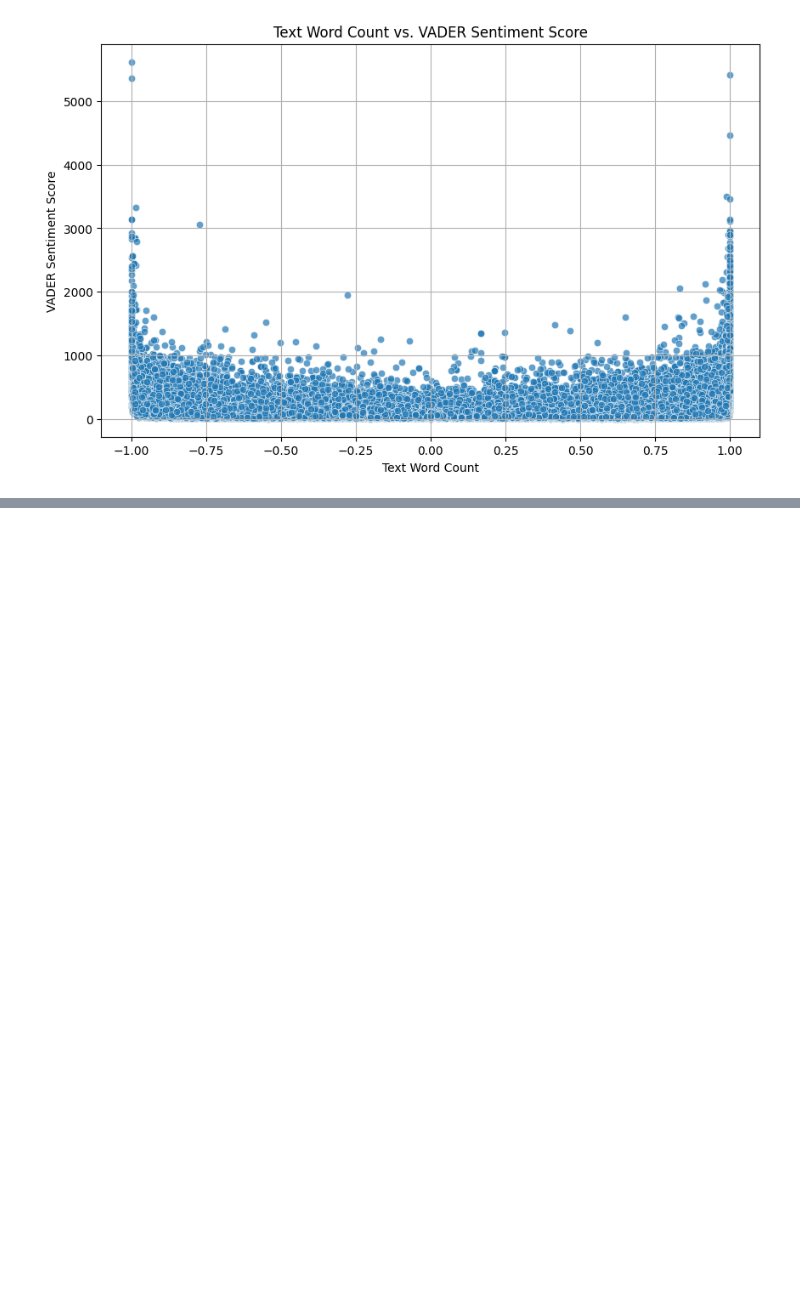
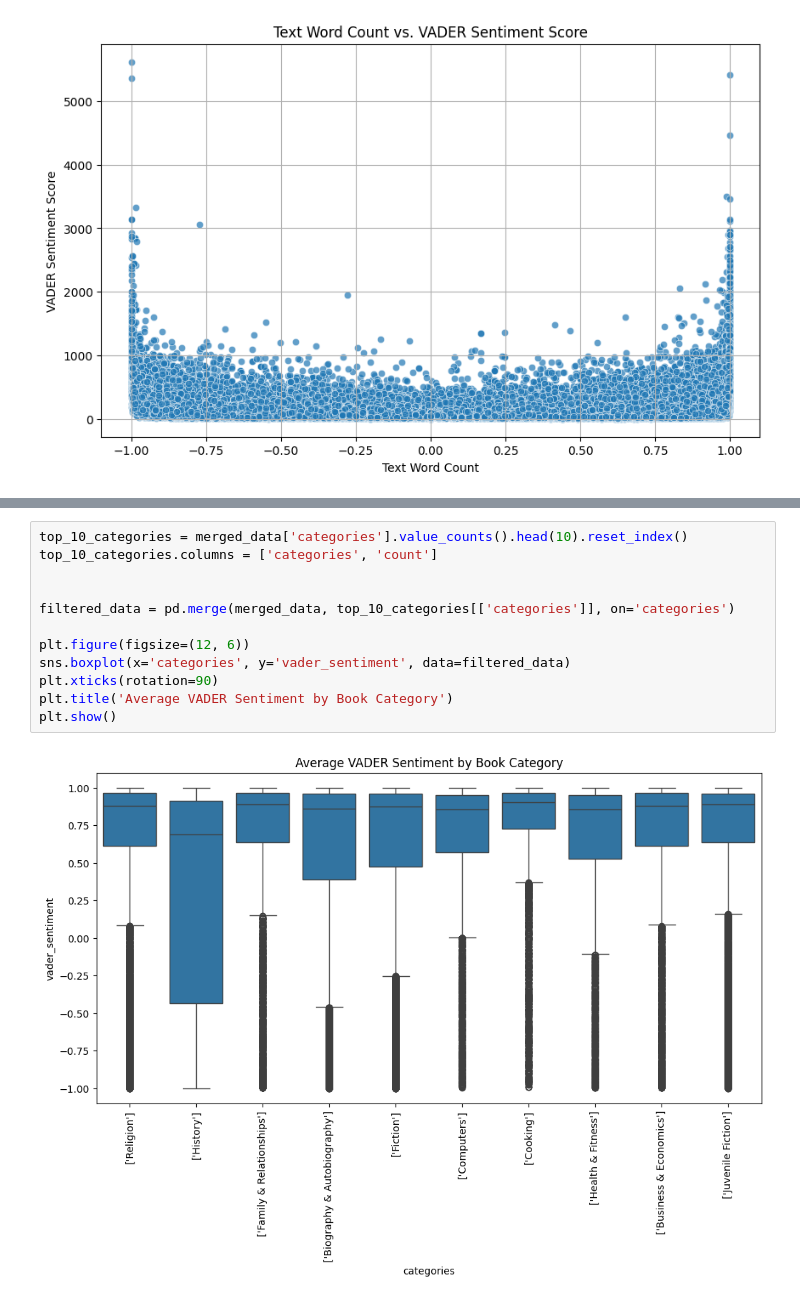
Before and after one commit to Monty-2003/DS_project1, a Jupyter notebook: SCRIPTS/sentiment_analysis.ipynb, the cells around one changed output, grey strips where cells are left out. Saved outputs shown, nothing was run; the diff lists cells and outputs as text; blank space fills up the shorter version.

```diff
--- a/SCRIPTS/sentiment_analysis.ipynb
+++ b/SCRIPTS/sentiment_analysis.ipynb
@@ -232,2 +232,16 @@ plt.show()
+# %%
+top_10_categories = merged_data['categories'].value_counts().head(10).reset_index()
+top_10_categories.columns = ['categories', 'count']
+
+
+filtered_data = pd.merge(merged_data, top_10_categories[['categories']], on='categories')
+
+plt.figure(figsize=(12, 6))
+sns.boxplot(x='categories', y='vader_sentiment', data=filtered_data)
+plt.xticks(rotation=90)
+plt.title('Average VADER Sentiment by Book Category')
+plt.show()
+# %% [output]
+[figure, added]
 # %%
 plt.figure(figsize=(12, 6))
```
Also changed, not shown: parts of 11 cells of this notebook.
